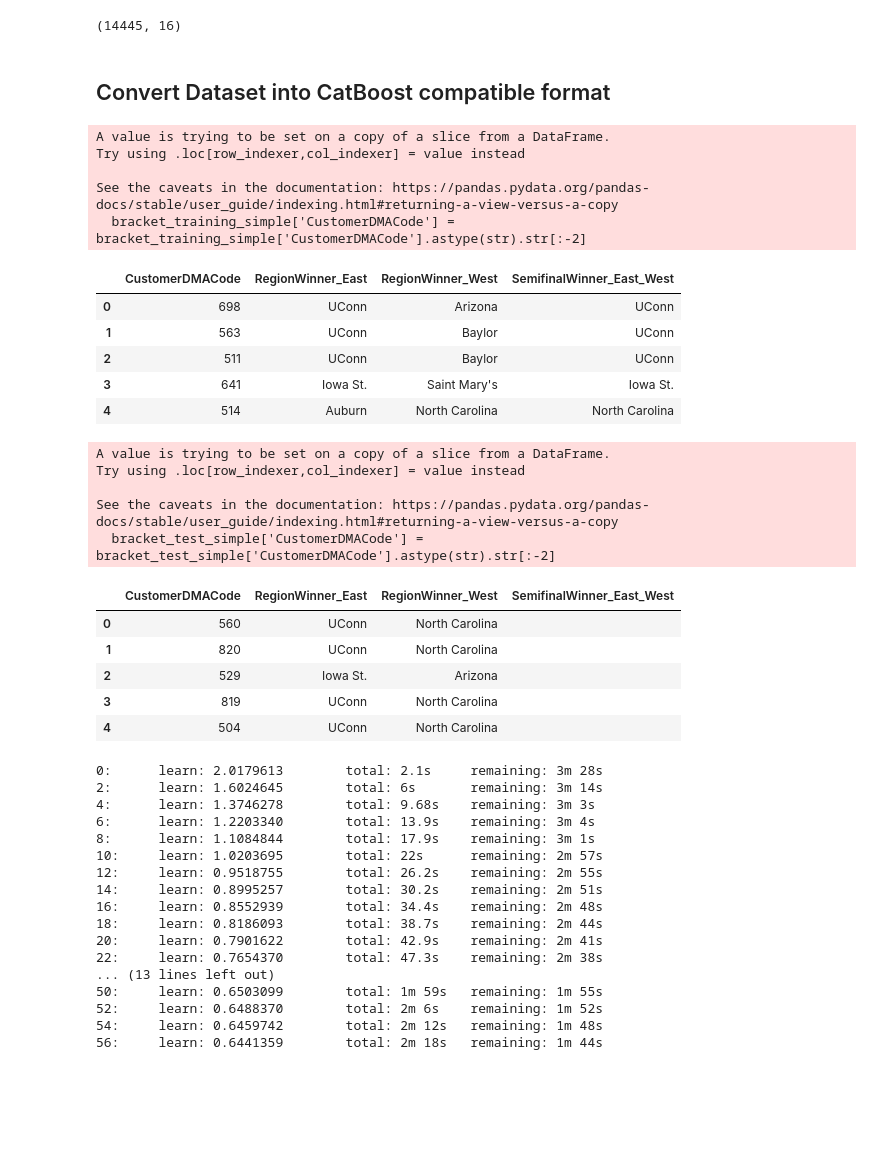
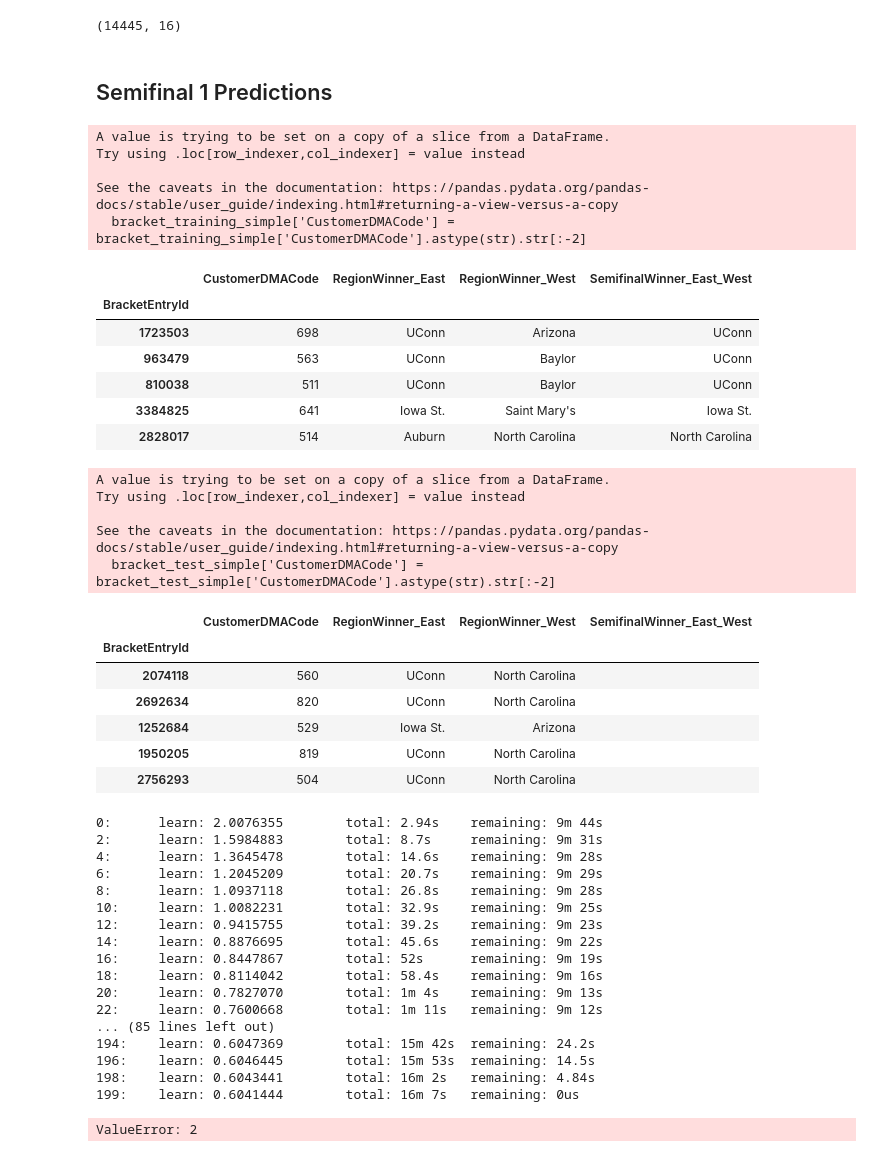
Before and after one commit to Vishnuanand77/Crossroads-Classic-Analytics-Challenge-Learning-Machine, a Jupyter notebook: GBDT.ipynb, the cells around one changed output. Cells and saved outputs as stored; diff of their text form; code cells hidden in the pictures; blank space fills up the shorter version.

Commit message:
Semifinal 1 prediction

```diff
--- a/GBDT.ipynb
+++ b/GBDT.ipynb
@@ -36,27 +36,30 @@ bracket_training.shape
 bracket_test.shape
 # %% [output]
 (14445, 16)
-# %% [markdown]
-## Convert Dataset into CatBoost compatible format
+# %% [markdown]
+## Semifinal 1 Predictions
 # %%
-bracket_training_simple = bracket_training[['CustomerDMACode', 'RegionWinner_East', 'RegionWinner_West', 'SemifinalWinner_East_West']]
+bracket_training_simple = bracket_training[['CustomerDMACode', 'RegionWinner_East', 'RegionWinner_West', 'SemifinalWinner_East_West', 'BracketEntryId']]
 bracket_training_simple['CustomerDMACode'] = bracket_training_simple['CustomerDMACode'].astype(str).str[:-2]
+bracket_training_simple.set_index('BracketEntryId', inplace=True)
 bracket_training_simple.head()
 # %% [output]
 A value is trying to be set on a copy of a slice from a DataFrame.
 Try using .loc[row_indexer,col_indexer] = value instead
 
 See the caveats in the documentation: https://pandas.pydata.org/pandas-docs/stable/user_guide/indexing.html#returning-a-view-versus-a-copy
   bracket_training_simple['CustomerDMACode'] = bracket_training_simple['CustomerDMACode'].astype(str).str[:-2]
 |  | CustomerDMACode | RegionWinner_East | RegionWinner_West | SemifinalWinner_East_West |
-| 0 | 698 | UConn | Arizona | UConn |
-| 1 | 563 | UConn | Baylor | UConn |
-| 2 | 511 | UConn | Baylor | UConn |
-| 3 | 641 | Iowa St. | Saint Mary's | Iowa St. |
-| 4 | 514 | Auburn | North Carolina | North Carolina |
+| BracketEntryId |  |  |  |  |
+| 1723503 | 698 | UConn | Arizona | UConn |
+| 963479 | 563 | UConn | Baylor | UConn |
+| 810038 | 511 | UConn | Baylor | UConn |
+| 3384825 | 641 | Iowa St. | Saint Mary's | Iowa St. |
+| 2828017 | 514 | Auburn | North Carolina | North Carolina |
 # %%
-bracket_test_simple = bracket_test[['CustomerDMACode', 'RegionWinner_East', 'RegionWinner_West', 'SemifinalWinner_East_West']]
+bracket_test_simple = bracket_test[['CustomerDMACode', 'RegionWinner_East', 'RegionWinner_West', 'SemifinalWinner_East_West', 'BracketEntryId']]
 bracket_test_simple['CustomerDMACode'] = bracket_test_simple['CustomerDMACode'].astype(str).str[:-2]
+bracket_test_simple.set_index('BracketEntryId', inplace=True)
 bracket_test_simple.head()
 # %% [output]
 A value is trying to be set on a copy of a slice from a DataFrame.
@@ -65,11 +68,12 @@ Try using .loc[row_indexer,col_indexer] = value instead
 See the caveats in the documentation: https://pandas.pydata.org/pandas-docs/stable/user_guide/indexing.html#returning-a-view-versus-a-copy
   bracket_test_simple['CustomerDMACode'] = bracket_test_simple['CustomerDMACode'].astype(str).str[:-2]
 |  | CustomerDMACode | RegionWinner_East | RegionWinner_West | SemifinalWinner_East_West |
-| 0 | 560 | UConn | North Carolina |  |
-| 1 | 820 | UConn | North Carolina |  |
-| 2 | 529 | Iowa St. | Arizona |  |
-| 3 | 819 | UConn | North Carolina |  |
-| 4 | 504 | UConn | North Carolina |  |
+| BracketEntryId |  |  |  |  |
+| 2074118 | 560 | UConn | North Carolina |  |
+| 2692634 | 820 | UConn | North Carolina |  |
+| 1252684 | 529 | Iowa St. | Arizona |  |
+| 1950205 | 819 | UConn | North Carolina |  |
+| 2756293 | 504 | UConn | North Carolina |  |
 # %%
 # Define training data (from bracket_training_simple)
 X_train = bracket_training_simple[['CustomerDMACode', 'RegionWinner_East', 'RegionWinner_West']]
@@ -82,26 +86,24 @@ X_test = bracket_test_simple[['CustomerDMACode', 'RegionWinner_East', 'RegionWin
 cat_features = ['CustomerDMACode', 'RegionWinner_East', 'RegionWinner_West']
 
 # Initialize and train the model
-model = CatBoostClassifier(iterations=100, depth=6, learning_rate=0.1, cat_features=cat_features, verbose=2)
+model = CatBoostClassifier(iterations=200, depth=6, learning_rate=0.1, cat_features=cat_features, verbose=2)
 model.fit(X_train, y_train)
-
-# Make predictions on bracket_test_simple
-bracket_test_simple['SemifinalWinner_East_West'] = model.predict(X_test)
 # %% [output]
-0:      learn: 2.0179613        total: 2.1s     remaining: 3m 28s
-2:      learn: 1.6024645        total: 6s       remaining: 3m 14s
-4:      learn: 1.3746278        total: 9.68s    remaining: 3m 3s
-6:      learn: 1.2203340        total: 13.9s    remaining: 3m 4s
-8:      learn: 1.1084844        total: 17.9s    remaining: 3m 1s
-10:     learn: 1.0203695        total: 22s      remaining: 2m 57s
-12:     learn: 0.9518755        total: 26.2s    remaining: 2m 55s
-14:     learn: 0.8995257        total: 30.2s    remaining: 2m 51s
-16:     learn: 0.8552939        total: 34.4s    remaining: 2m 48s
-18:     learn: 0.8186093        total: 38.7s    remaining: 2m 44s
-20:     learn: 0.7901622        total: 42.9s    remaining: 2m 41s
-22:     learn: 0.7654370        total: 47.3s    remaining: 2m 38s
-... (13 lines left out)
-50:     learn: 0.6503099        total: 1m 59s   remaining: 1m 55s
-52:     learn: 0.6488370        total: 2m 6s    remaining: 1m 52s
-54:     learn: 0.6459742        total: 2m 12s   remaining: 1m 48s
-56:     learn: 0.6441359        total: 2m 18s   remaining: 1m 44s
+0:      learn: 2.0076355        total: 2.94s    remaining: 9m 44s
+2:      learn: 1.5984883        total: 8.7s     remaining: 9m 31s
+4:      learn: 1.3645478        total: 14.6s    remaining: 9m 28s
+6:      learn: 1.2045209        total: 20.7s    remaining: 9m 29s
+8:      learn: 1.0937118        total: 26.8s    remaining: 9m 28s
+10:     learn: 1.0082231        total: 32.9s    remaining: 9m 25s
+12:     learn: 0.9415755        total: 39.2s    remaining: 9m 23s
+14:     learn: 0.8876695        total: 45.6s    remaining: 9m 22s
+16:     learn: 0.8447867        total: 52s      remaining: 9m 19s
+18:     learn: 0.8114042        total: 58.4s    remaining: 9m 16s
+20:     learn: 0.7827070        total: 1m 4s    remaining: 9m 13s
+22:     learn: 0.7600668        total: 1m 11s   remaining: 9m 12s
+... (85 lines left out)
+194:    learn: 0.6047369        total: 15m 42s  remaining: 24.2s
+196:    learn: 0.6046445        total: 15m 53s  remaining: 14.5s
+198:    learn: 0.6043441        total: 16m 2s   remaining: 4.84s
+199:    learn: 0.6041444        total: 16m 7s   remaining: 0us
+ValueError: 2
```
Also changed, not shown: parts of 4 cells of this notebook, 5 other files.
